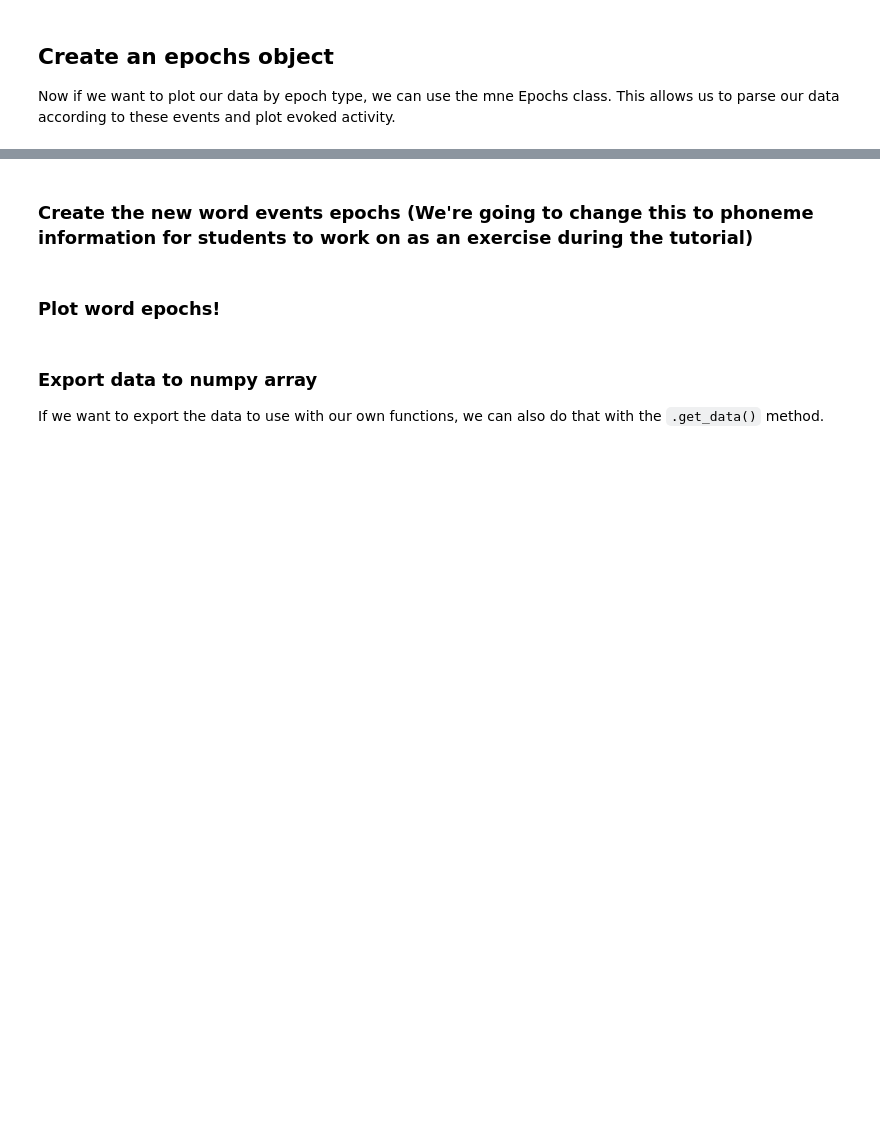
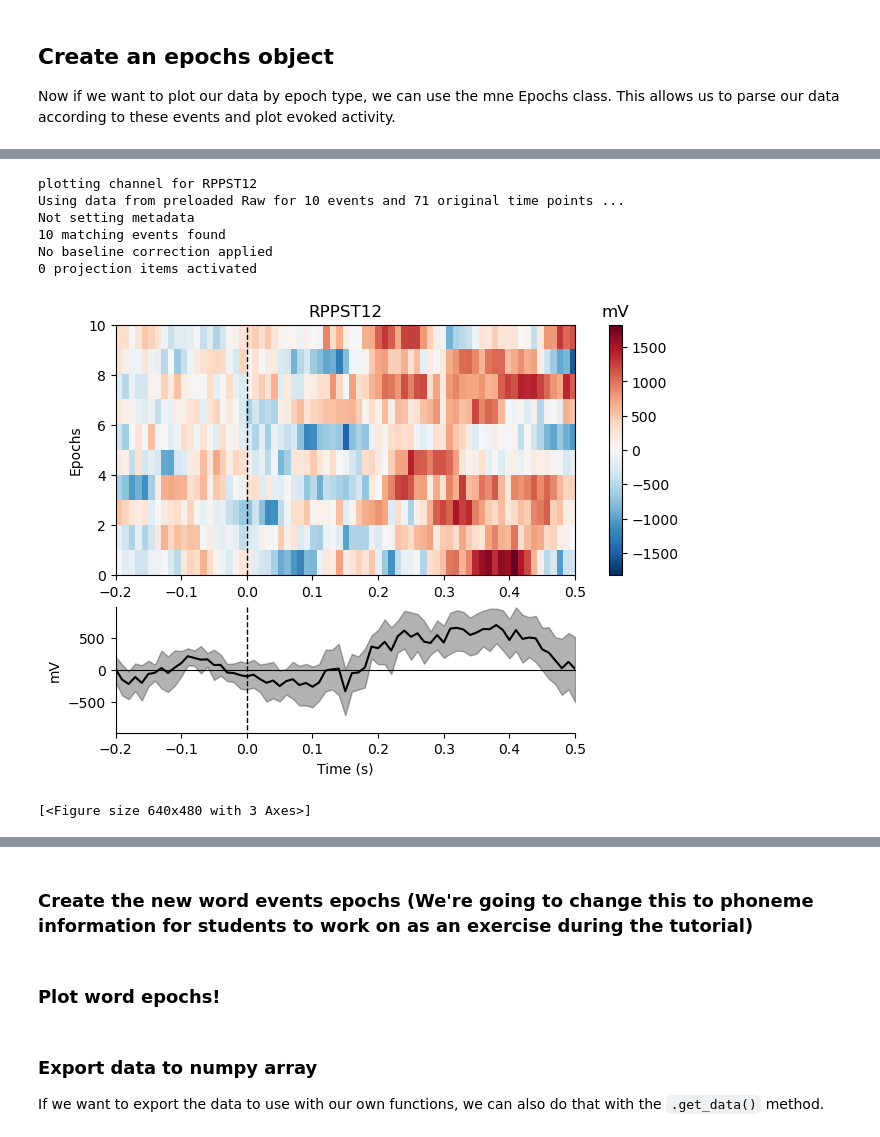
Before and after one commit to maansidesai/WIRED-2024-Paris, a Jupyter notebook: notebooks/02_ieeg_preprocessing_MNE_epochs.ipynb, the cells around one changed output, grey strips where cells are left out. Cells and saved outputs as stored; diff of their text form; code cells hidden in the pictures; blank space fills up the shorter version.

```diff
--- a/notebooks/02_ieeg_preprocessing_MNE_epochs.ipynb
+++ b/notebooks/02_ieeg_preprocessing_MNE_epochs.ipynb
@@ -73,7 +141,7 @@ This particular version of the high gamma transform uses the same procedure as u
 # %%
 # Get only the iEEG channels for high gamma
 raw_ieeg = raw.copy()
-raw_ieeg.pick_types(ecog=True)
+raw_ieeg.pick_types(seeg=True)
 raw_ieeg.anonymize()
 
 notch_freqs = list(np.arange(raw.info['line_freq'], raw.info['lowpass'], step=raw.info['line_freq']))
@@ -82,6 +150,6 @@ notch_freqs = list(np.arange(raw.info['line_freq'], raw.info['lowpass'], step=ra
 # areas (not just one sensory area)
 # If you have limited coverage, you may choose to do no CAR or choose
 # to reference to one specific channel.
-hgdat = transformData(raw_ieeg, ieeg_dir, band='high_gamma', notch=True, CAR=True,
+hgdat = transformData(raw_edf, ieeg_dir, band='high_gamma', notch=True, CAR=True,
                       car_chans='average', log_transform=True, do_zscore=True,
-                      hg_fs=100, notch_freqs=notch_freqs, ch_types='ecog')
+                      hg_fs=100, notch_freqs=notch_freqs, ch_types='seeg')
@@ -97,7 +215,7 @@ Now we will load events from the .tsv file to plot evoked responses to music and
 # This is a simple way of loading a tab-delimited file, and is not specific to
 # MNE python. We're using the library pandas, which you may also find very
 # helpful in other applications.
-event_file = f'{ieeg_dir}/sub-{subj}_ses-{sess}_task-{task}_run-{run}_events.tsv'
+event_file = f'{ieeg_dir}/sub-{subj}_ses-{sess}_task-{task}_acq-{acq}_run-01_events.tsv'
 event_df = pd.read_csv(event_file, delimiter='\t')
 # %%
 # Let's print the contents of this dataframe.
@@ -118,7 +270,9 @@ We also cast these as integers since data samples are discrete values.
 # %%
 onset_samp = [int(onset*hgdat.info['sfreq']) for onset in event_df.onset]
 dur_samp = [int(dur*hgdat.info['sfreq']) for dur in event_df.duration]
-ev_id = [int(e*hgdat.info['sfreq']) for e in event_df.value]
+ev_id = [int(e) for e in event_df.value]
 
-eve = list(zip(onset_samp, dur_samp, ev_id))
+
+#eve = list(zip(onset_samp, dur_samp, ev_id))
+eve = np.vstack((onset_samp, dur_samp, ev_id)).T
 eve
@@ -138,9 +319,12 @@ Now if we want to plot our data by epoch type, we can use the mne Epochs class.
 # %%
 tmin = -0.2  # How much time to account for before the event of interest
 tmax = 0.5   # How much time to account for after the event of interest
-event_id = events[1]['speech']  # This is the speech event ID
+
+events = eve
+#event_id = events[1]  # This is the speech event ID
+event_id = events[:,2][1]
 
 # Here we take events[0] because those are the timings, whereas events[1] has
 # the information about event type. If you just have a list of timings,
 # you don't need to index the events in this way.
-epochs = mne.Epochs(hgdat, events=events[0], tmin=tmin, tmax=tmax, event_id=event_id)
+epochs = mne.Epochs(hgdat, events=events, tmin=tmin, tmax=tmax, event_id=event_id)
@@ -152,7 +352,18 @@ epochs.plot_image(combine='mean')
 # %%
 # What about plotting a particular electrode? This is one that
 # appears to be on the STG based on the image above
-epochs.plot_image(picks=[hgdat.info['ch_names'][13]])
+ch_name = hgdat.info['ch_names'][49]
+print(f'plotting channel for {ch_name}')
+epochs.plot_image(picks=[hgdat.info['ch_names'][49]])
+# %% [output]
+plotting channel for RPPST12
+Using data from preloaded Raw for 10 events and 71 original time points ...
+Not setting metadata
+10 matching events found
+No baseline correction applied
+0 projection items activated
+[figure, added]
+[<Figure size 640x480 with 3 Axes>]
 # %%
 def plot_epochs(epochs, nchans, ch_names, color='b', label='spkr', show=True, vmin_max=None):
     '''
```
Also changed, not shown: parts of 21 cells of this notebook, 2 other files.
